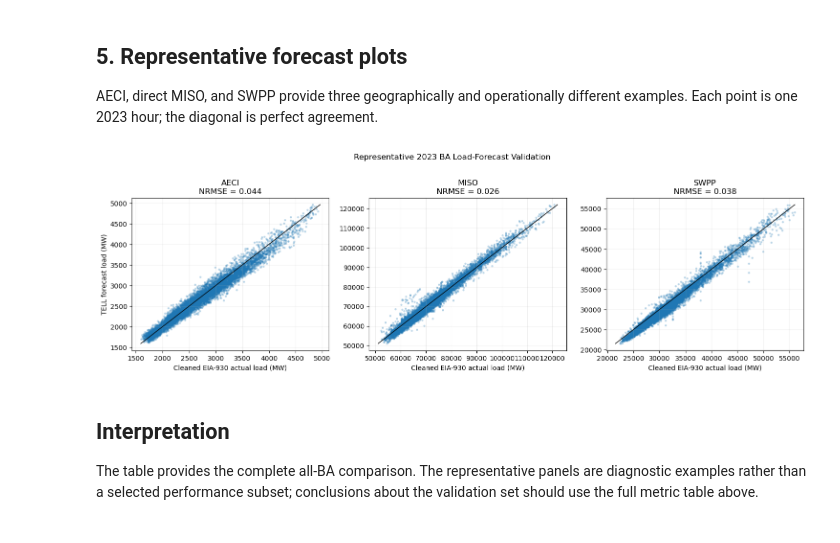
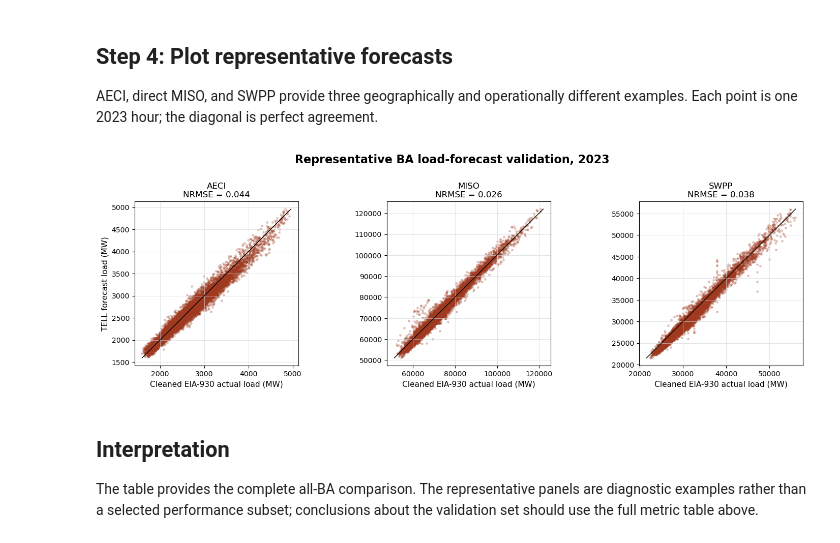
Before and after one commit to charliephillips4201/wxdata-notebooks, a Jupyter notebook: notebooks/validation/all_ba_2023_load_forecast_validation.ipynb, the cells around one changed output. Drawn from its saved outputs; the diff is of its cells as text; code cells hidden in the pictures.

```diff
--- a/notebooks/validation/all_ba_2023_load_forecast_validation.ipynb
+++ b/notebooks/validation/all_ba_2023_load_forecast_validation.ipynb
@@ -148,7 +115,7 @@ metric_rows = []
 for ba_code, frame in validation.groupby("BA_CODE", sort=True):
     frame = frame.dropna(subset=["load_actual_mw_clean", "forecast_load_mw"]).copy()
     actual = frame["load_actual_mw_clean"]
-    error = frame["error_mw"]
+    error = frame["forecast_load_mw"] - actual
     nonzero = actual.ne(0)
     rmse = float(np.sqrt(np.mean(np.square(error))))
 
@@ -171,5 +138,21 @@ numeric_metrics = ["MAE_MW", "RMSE_MW", "NRMSE_MEAN_ACTUAL", "MAPE", "R2", "BIAS
 if len(metrics) != len(ba_metadata) or not np.isfinite(metrics[numeric_metrics].to_numpy()).all():
     raise AssertionError("The all-BA metric table is incomplete or contains non-finite values.")
 
-display(metrics.round({"MAE_MW": 1, "RMSE_MW": 1, "NRMSE_MEAN_ACTUAL": 3, "MAPE": 3, "R2": 3, "BIAS_MW": 1}))
+with pd.option_context("display.max_rows", None, "display.max_columns", None, "display.max_colwidth", None):
+    display(
+        metrics.assign(MAPE=metrics["MAPE"] * 100).rename(columns={'BA_CODE': 'BA',
+         'BA_NAME': 'BA name',
+         'hours_compared': 'Hours compared',
+         'MAE_MW': 'MAE (MW)',
+         'RMSE_MW': 'RMSE (MW)',
+         'BIAS_MW': 'Bias (MW)',
+         'NRMSE_MEAN_ACTUAL': 'NRMSE (fraction)',
+         'MAPE': 'MAPE (%)',
+         'R2': 'R²'}).set_index('BA').round({'MAE (MW)': 1,
+         'RMSE (MW)': 1,
+         'Bias (MW)': 1,
+         'NRMSE (fraction)': 3,
+         'MAPE (%)': 2,
+         'R²': 3})
+    )
 # %% [output]
@@ -193,34 +177,44 @@ display(metrics.round({"MAE_MW": 1, "RMSE_MW": 1, "NRMSE_MEAN_ACTUAL": 3, "MAPE"
 # %% [markdown]
-## 5. Representative forecast plots
+## Step 4: Plot representative forecasts
 
 AECI, direct MISO, and SWPP provide three geographically and operationally
 different examples. Each point is one 2023 hour; the diagonal is perfect agreement.
 # %%
+# Shared appearance for this notebook's figures.
+plt.rcParams.update({
+    "font.size": 10, "axes.titlesize": 12, "axes.titleweight": "normal",
+    "axes.labelsize": 11, "xtick.labelsize": 10, "ytick.labelsize": 10,
+    "legend.fontsize": 9, "legend.frameon": False,
+    "grid.color": "#d1d5db", "grid.linewidth": 0.7, "grid.alpha": 0.65,
+    "figure.titlesize": 16, "figure.titleweight": "bold",
+})
+
 REPRESENTATIVE_BAS = ["AECI", "MISO", "SWPP"]
 if not set(REPRESENTATIVE_BAS).issubset(set(validation["BA_CODE"])):
     raise AssertionError("A representative BA is missing from the validation set.")
 
 fig, axes = plt.subplots(1, len(REPRESENTATIVE_BAS), figsize=(15, 4.6))
 for ax, ba_code in zip(axes, REPRESENTATIVE_BAS):
     frame = validation.loc[validation["BA_CODE"].eq(ba_code)]
     actual = frame["load_actual_mw_clean"]
     forecast = frame["forecast_load_mw"]
     lower = min(actual.min(), forecast.min())
     upper = max(actual.max(), forecast.max())
     row = metrics.loc[metrics["BA_CODE"].eq(ba_code)].iloc[0]
 
-    ax.scatter(actual, forecast, s=5, alpha=0.22, color="#1f77b4", rasterized=True)
+    ax.scatter(actual, forecast, s=6, alpha=0.24, color="#9f3a20", rasterized=True)
     ax.plot([lower, upper], [lower, upper], color="black", linewidth=1)
-    ax.set_title(f"{ba_code}\nNRMSE = {row['NRMSE_MEAN_ACTUAL']:.3f}")
+    ax.set_title(f"{ba_code}\nNRMSE = {row['NRMSE_MEAN_ACTUAL']:.3f}", fontsize=12)
+    ax.set_aspect("equal", adjustable="box")
     ax.set_xlabel("Cleaned EIA-930 actual load (MW)")
-    ax.grid(alpha=0.2)
+    ax.grid(True)
 
 axes[0].set_ylabel("TELL forecast load (MW)")
-fig.suptitle("Representative 2023 BA Load-Forecast Validation", y=1.02)
+fig.suptitle("Representative BA load-forecast validation, 2023", y=1.02)
 fig.tight_layout()
 plt.show()
 # %% [output]
-[figure, old version]
+[figure, new version]
 # %% [markdown]
 ## Interpretation
 
```
Also changed, not shown: parts of 9 cells of this notebook, 36 other files.
